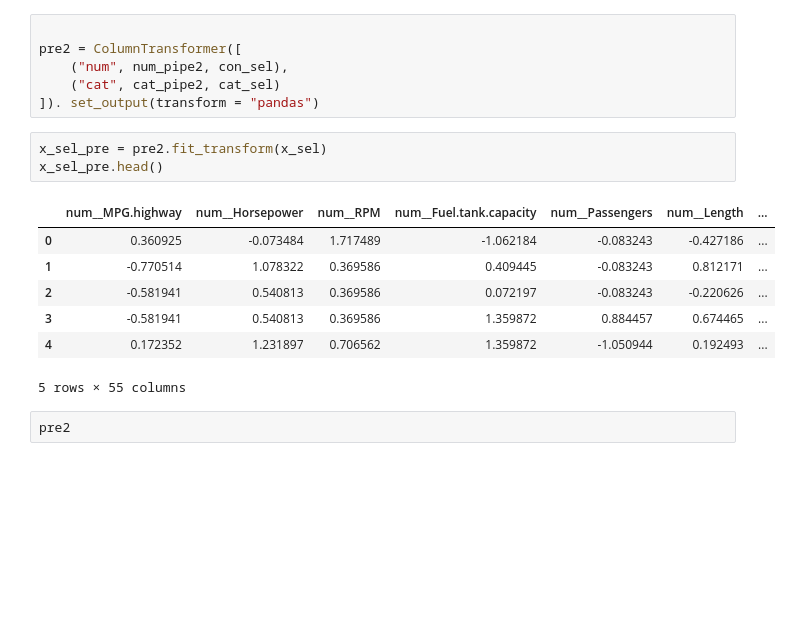
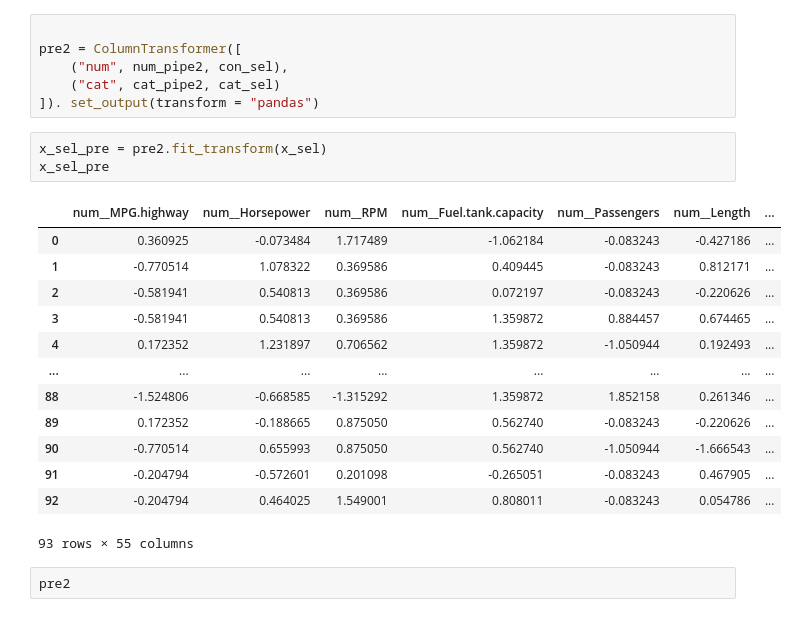
Before and after one commit to pratikshaa12/ML-weekend, a Jupyter notebook: 5. Feature selection/ForwSel.ipynb, the cells around one changed output. Saved outputs shown, nothing was run; the diff lists cells and outputs as text; blank space fills up the shorter version.

```diff
--- a/5. Feature selection/ForwSel.ipynb
+++ b/5. Feature selection/ForwSel.ipynb
@@ -318,15 +318,21 @@ pre2 = ColumnTransformer([
 ]). set_output(transform = "pandas")
 # %%
 x_sel_pre = pre2.fit_transform(x_sel)
-x_sel_pre.head()
+x_sel_pre
 # %% [output]
 |  | num__MPG.highway | num__Horsepower | num__RPM | num__Fuel.tank.capacity | num__Passengers | num__Length | ... |
 | 0 | 0.360925 | -0.073484 | 1.717489 | -1.062184 | -0.083243 | -0.427186 | ... |
 | 1 | -0.770514 | 1.078322 | 0.369586 | 0.409445 | -0.083243 | 0.812171 | ... |
 | 2 | -0.581941 | 0.540813 | 0.369586 | 0.072197 | -0.083243 | -0.220626 | ... |
 | 3 | -0.581941 | 0.540813 | 0.369586 | 1.359872 | 0.884457 | 0.674465 | ... |
 | 4 | 0.172352 | 1.231897 | 0.706562 | 1.359872 | -1.050944 | 0.192493 | ... |
+| ... | ... | ... | ... | ... | ... | ... | ... |
+| 88 | -1.524806 | -0.668585 | -1.315292 | 1.359872 | 1.852158 | 0.261346 | ... |
+| 89 | 0.172352 | -0.188665 | 0.875050 | 0.562740 | -0.083243 | -0.220626 | ... |
+| 90 | -0.770514 | 0.655993 | 0.875050 | 0.562740 | -1.050944 | -1.666543 | ... |
+| 91 | -0.204794 | -0.572601 | 0.201098 | -0.265051 | -0.083243 | 0.467905 | ... |
+| 92 | -0.204794 | 0.464025 | 1.549001 | 0.808011 | -0.083243 | 0.054786 | ... |
-5 rows × 55 columns
+93 rows × 55 columns
 # %%
 pre2
 # %% [output]
```
Also changed, not shown: 7 other files.
